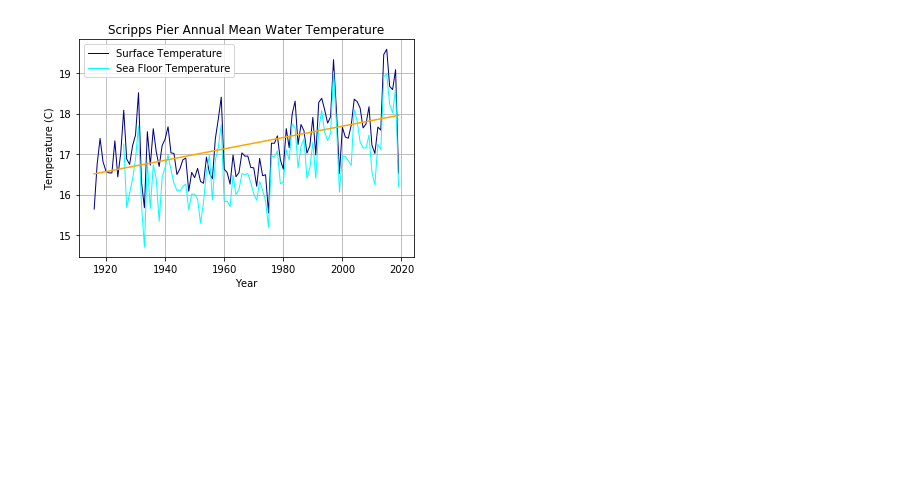
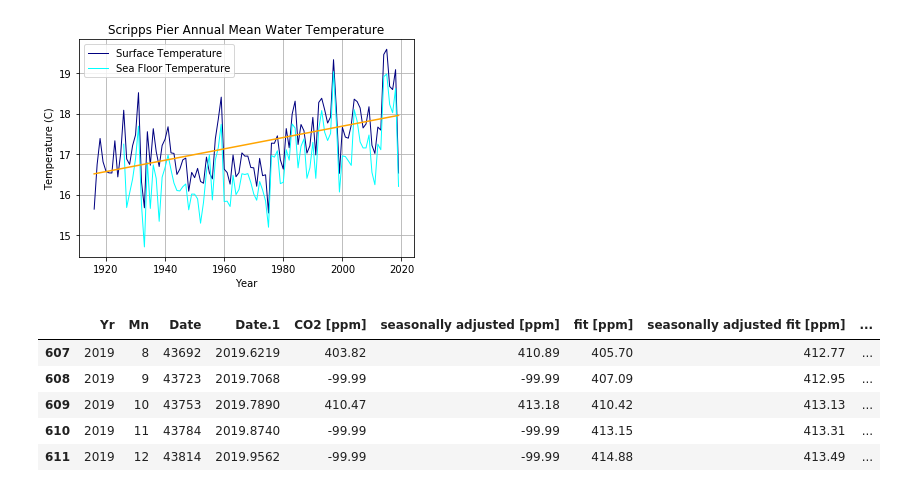
Before and after one commit to giantmagellan/sandiego-climate-analysis, a Jupyter notebook: climate_a.ipynb, the cells around one changed output. Cells and saved outputs as stored; diff of their text form; code cells hidden in the pictures; blank space fills up the shorter version.

```diff
--- a/climate_a.ipynb
+++ b/climate_a.ipynb
@@ -133,11 +133,18 @@ plt.show()
 # %%
 # Importing CO2 data
 
-CO2_PATH = os.path.join("c:/Users/User/Desktop/Data_Viz_Repo/Climate-Project-Repo/water_surface_temp.csv")
+CO2_PATH = os.path.join("c:/Users/User/Desktop/Data_Viz_Repo/Climate-Project-Repo/cleansamples_a.csv")
 
 def load_carbondioxide_data(co2_path=CO2_PATH):
     carbon_path = os.path.join(co2_path)
     return pd.read_csv(carbon_path)
 
 carbon_pd = load_carbondioxide_data()
-carbon_pd.head()
+carbon_pd.tail()
+# %% [output]
+|  | Yr | Mn | Date | Date.1 | CO2 [ppm] | seasonally adjusted [ppm] | fit [ppm] | seasonally adjusted fit [ppm] | ... |
+| 607 | 2019 | 8 | 43692 | 2019.6219 | 403.82 | 410.89 | 405.70 | 412.77 | ... |
+| 608 | 2019 | 9 | 43723 | 2019.7068 | -99.99 | -99.99 | 407.09 | 412.95 | ... |
+| 609 | 2019 | 10 | 43753 | 2019.7890 | 410.47 | 413.18 | 410.42 | 413.13 | ... |
+| 610 | 2019 | 11 | 43784 | 2019.8740 | -99.99 | -99.99 | 413.15 | 413.31 | ... |
+| 611 | 2019 | 12 | 43814 | 2019.9562 | -99.99 | -99.99 | 414.88 | 413.49 | ... |
```
Also changed, not shown: parts of 6 cells of this notebook, 2 other files.
